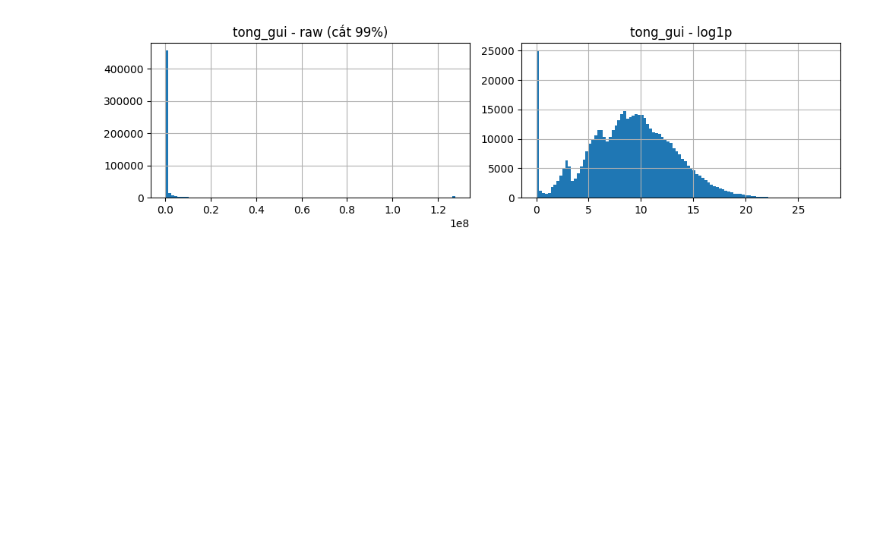
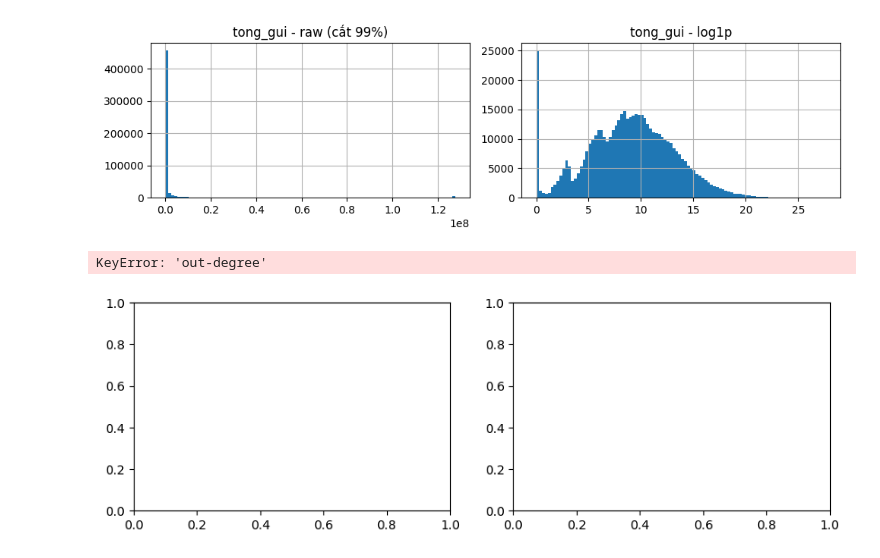
Before and after one commit to Tyler3743/fraud_detection, a Jupyter notebook: scaler.ipynb, the cells around one changed output. Drawn from its saved outputs; the diff is of its cells as text; code cells hidden in the pictures; blank space fills up the shorter version.

```diff
--- a/scaler.ipynb
+++ b/scaler.ipynb
@@ -83,3 +83,13 @@ np.log1p(feat[col]).hist(bins=100, ax=ax[1]);                            ax[1].s
 plt.tight_layout(); plt.show()
 # %% [output]
 [figure]
+# %%
+# Nhìn phân phối 1 cột mẫu trước/sau log1p (đổi `col` để xem cột khác)
+col = "out-degree"
+fig, ax = plt.subplots(1, 2, figsize=(10, 3))
+feat[col].hist(bins=100, ax=ax[0]); ax[0].set_title(f"{col} - raw (cắt 99%)")
+np.log1p(feat[col]).hist(bins=100, ax=ax[1]);                            ax[1].set_title(f"{col} - log1p")
+plt.tight_layout(); plt.show()
+# %% [output]
+KeyError: 'out-degree'
+[figure, added]
```
Also changed, not shown: 2 other files.
